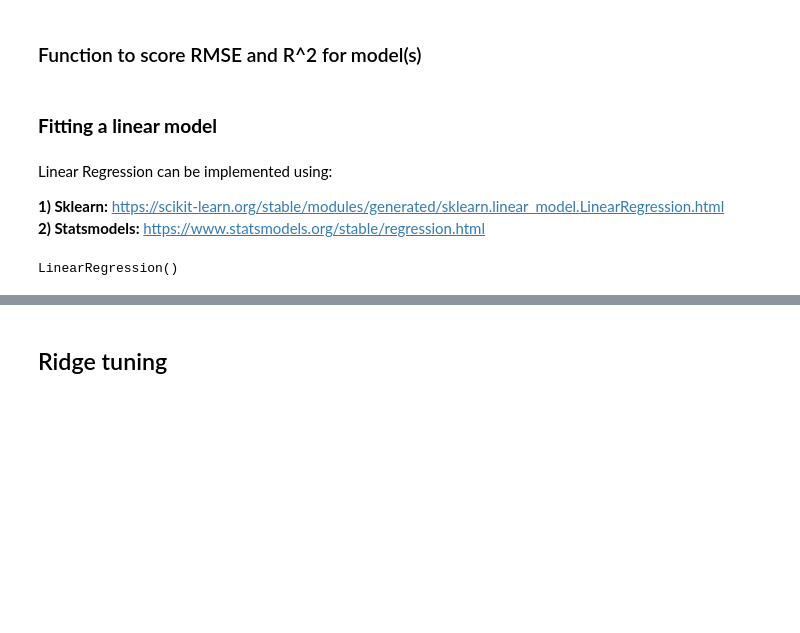
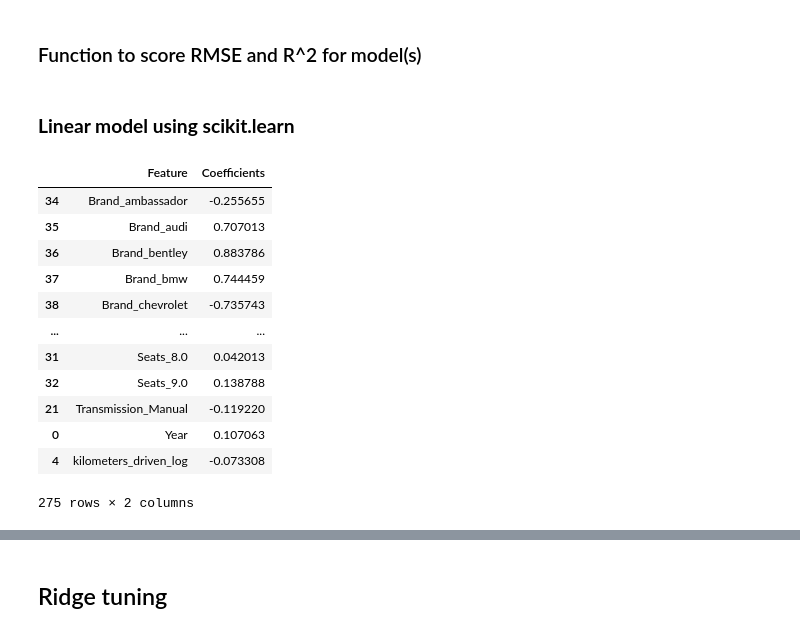
Before and after one commit to AndrewBorst/Data-Science-Portfolio, a Jupyter notebook: Capstone/Andrew_Borst_Capstone_Regression.ipynb, the cells around one changed output, grey strips where cells are left out. Drawn from its saved outputs; the diff is of its cells as text; code cells hidden in the pictures; blank space fills up the shorter version.

```diff
--- a/Capstone/Andrew_Borst_Capstone_Regression.ipynb
+++ b/Capstone/Andrew_Borst_Capstone_Regression.ipynb
@@ -818,21 +773,30 @@ def get_model_score(model, flag = True):
 
     # returning the list with train and test scores
     return score_list
-# %% [markdown]
-### **Fitting a linear model**
-# %% [markdown]
-Linear Regression can be implemented using: <br>
-
-**1) Sklearn:** https://scikit-learn.org/stable/modules/generated/sklearn.linear_model.LinearRegression.html <br>
-**2) Statsmodels:** https://www.statsmodels.org/stable/regression.html
+# %% [markdown]
+### **Linear model using scikit.learn**
 # %%
 # Create a linear regression model
 lr = LinearRegression()
 # %%
 # Fit linear regression model
 lr.fit(X_train, y_train['price_log'])
+coef = pd.DataFrame({"Feature":X_train.columns.tolist(),"Coefficients":lr.coef_})
+coef.sort_values(by="Feature")
 # %% [output]
+|  | Feature | Coefficients |
+| 34 | Brand_ambassador | -0.255655 |
+| 35 | Brand_audi | 0.707013 |
+| 36 | Brand_bentley | 0.883786 |
+| 37 | Brand_bmw | 0.744459 |
+| 38 | Brand_chevrolet | -0.735743 |
+| ... | ... | ... |
+| 31 | Seats_8.0 | 0.042013 |
+| 32 | Seats_9.0 | 0.138788 |
+| 21 | Transmission_Manual | -0.119220 |
+| 0 | Year | 0.107063 |
+| 4 | kilometers_driven_log | -0.073308 |
-LinearRegression()
+275 rows × 2 columns
 # %%
 s = get_model_score(lr)
 # %% [output]
```
Also changed, not shown: parts of 68 cells of this notebook.
